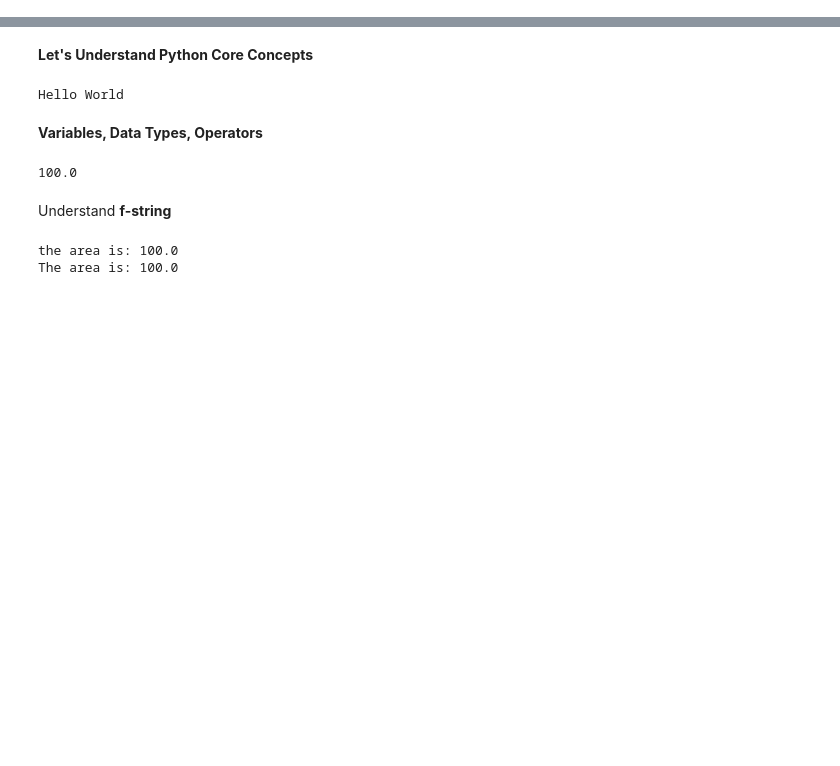
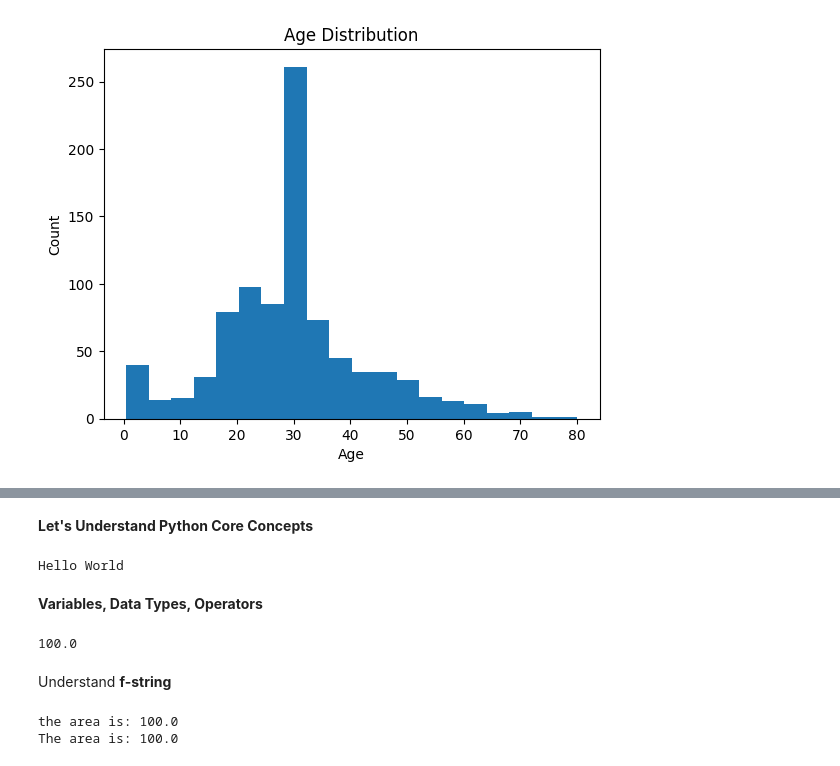
Before and after one commit to programmer-Nilkamal/AI_ML_TRANING, a Jupyter notebook: project 1/Day_1.ipynb, the cells around one changed output, grey strips where cells are left out. Saved outputs shown, nothing was run; the diff lists cells and outputs as text; code cells hidden in the pictures; blank space fills up the shorter version.

```diff
--- a/project 1/Day_1.ipynb
+++ b/project 1/Day_1.ipynb
@@ -0,0 +148,10 @@
+# %%
+# Age Distribution
+
+plt.hist(df["Age"], bins=20)
+plt.title("Age Distribution")
+plt.xlabel("Age")
+plt.ylabel("Count")
+plt.show()
+# %% [output]
+[figure, added]
```
Also changed, not shown: parts of 26 cells of this notebook.
